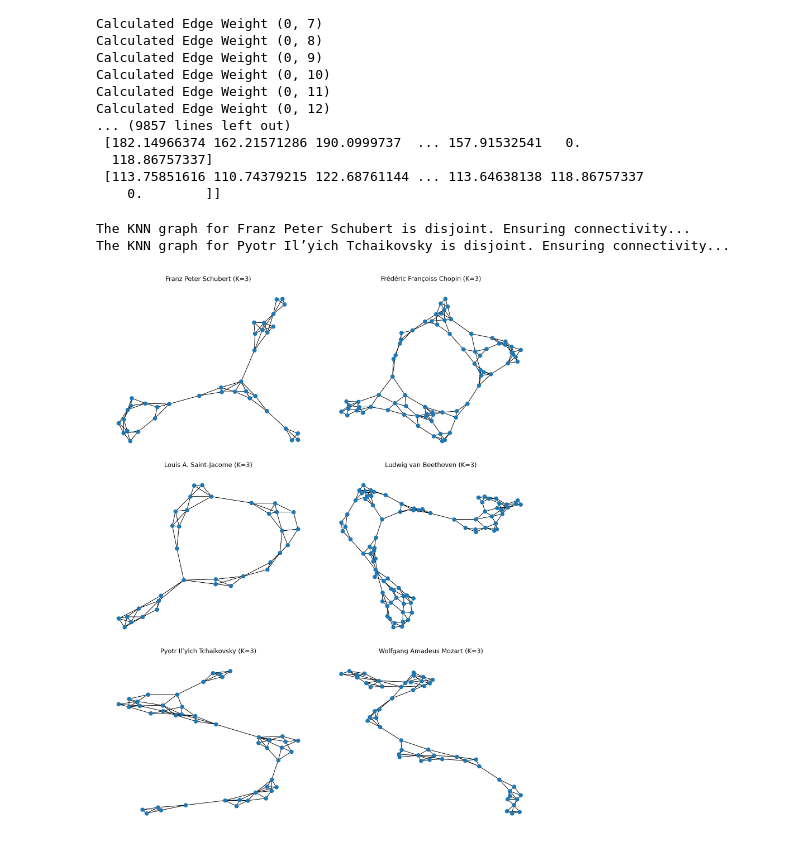
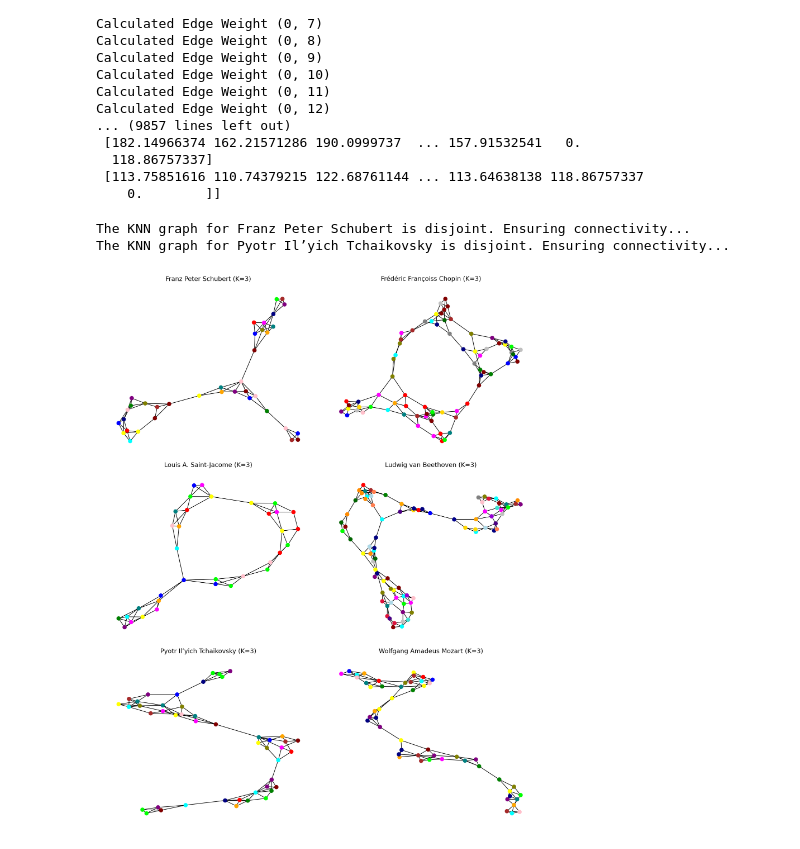
Before and after one commit to 5i5ousPlay/Thesisv2, a Jupyter notebook: Mogging/Graph_Building.ipynb, the cells around one changed output. Drawn from its saved outputs; the diff is of its cells as text; code cells hidden in the pictures.

Commit message:
Node coloring in resulting networkx graph

```diff
--- a/Mogging/Graph_Building.ipynb
+++ b/Mogging/Graph_Building.ipynb
@@ -442,7 +416,7 @@ import networkx as nx
 import numpy as np
 from sklearn.neighbors import kneighbors_graph
 
-def distance_matrices_to_knn_graphs(k: int, distance_matrices: dict, seed: int, iterations: int):
+def distance_matrices_to_knn_graphs(k: int, distance_matrices: dict, labeled_segments: list, seed: int, iterations: int):
     """
     Creates KNN graphs from distance matrices and plots them in a grid layout.
 
@@ -461,10 +435,20 @@ def distance_matrices_to_knn_graphs(k: int, distance_matrices: dict, seed: int,
     elif num_graphs == 2:
         axes = axes.reshape(-1, 2)  # Reshape to ensure 2 columns when exactly two graphs
 
+    segment_pointer = 0
     axes = axes.flatten()  # Flatten the axes array to iterate easily
     for ax, (composer, distance_matrix) in zip(axes, distance_matrices.items()):
         knn_graph = kneighbors_graph(distance_matrix, n_neighbors=k, mode='connectivity')
         G = nx.from_scipy_sparse_array(knn_graph)
+
+        # Add segment data as attributes to each node
+        for i in range(len(distance_matrix)):
+            label_data, segment_data = labeled_segments[segment_pointer]
+            score_title, assigned_color = label_data
+            G.nodes[i]['title'] = score_title
+            G.nodes[i]['color'] = assigned_color
+            G.nodes[i]['segment'] = segment_data
+            segment_pointer += 1
 
         # Detect if the graph is disjoint
         if not nx.is_connected(G):
@@ -487,11 +471,19 @@ def distance_matrices_to_knn_graphs(k: int, distance_matrices: dict, seed: int,
                 # Add an edge between the closest pair of nodes from different components
                 G.add_edge(closest_pair[0], closest_pair[1])
 
+        # for node in G.nodes(data=True): # Checking stored data in each node
+        #     node_id = node[0]
+        #     stored_data = node[1]['segment']
+        #     print(f"Node {node_id} segment data:")
+        #     print(stored_data)
+
         # Plot the final connected graph
         pos = nx.spring_layout(G, seed=seed, iterations=iterations)
-        nx.draw(G, node_size=50, pos=pos, ax=ax)
+        nx.draw(G, node_color=list(nx.get_node_attributes(G, "color").values()), node_size=50, pos=pos, ax=ax)
         ax.set_title(f"{composer} (K={k})")
         ax.axis('off')
+
+        # print(len(G.nodes)) # Checking nnumber of nodes
 
     # Hide any unused axes if there are fewer graphs than subplots
     for ax in axes[num_graphs:]:
@@ -500,8 +492,8 @@ def distance_matrices_to_knn_graphs(k: int, distance_matrices: dict, seed: int,
     plt.tight_layout()
     plt.show()
 # %%
-distance_matrices_to_knn_graphs(3, composer_dist_mats, seed=69, iterations=65)
+distance_matrices_to_knn_graphs(3, composer_dist_mats, labeled_segments, seed=69, iterations=65)
 # %% [output]
 The KNN graph for Franz Peter Schubert is disjoint. Ensuring connectivity...
 The KNN graph for Pyotr Il’yich Tchaikovsky is disjoint. Ensuring connectivity...
-[figure, old version]
+[figure, new version]
```
Also changed, not shown: parts of 3 cells of this notebook, 1 other file.
